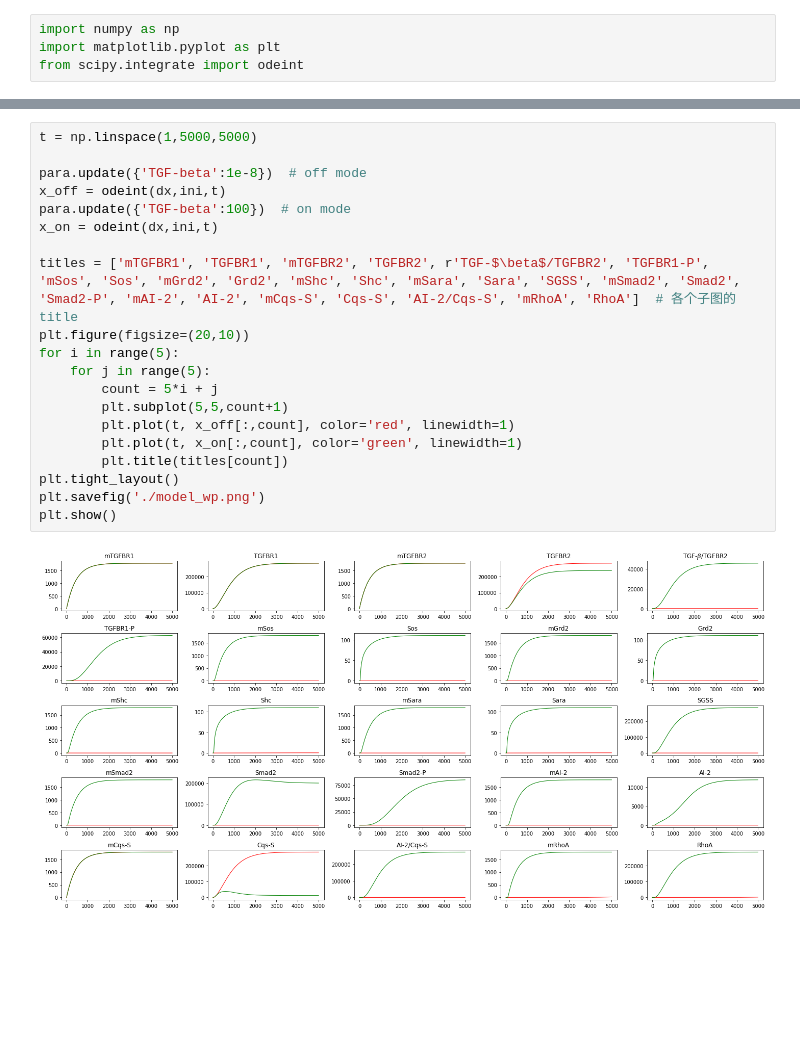
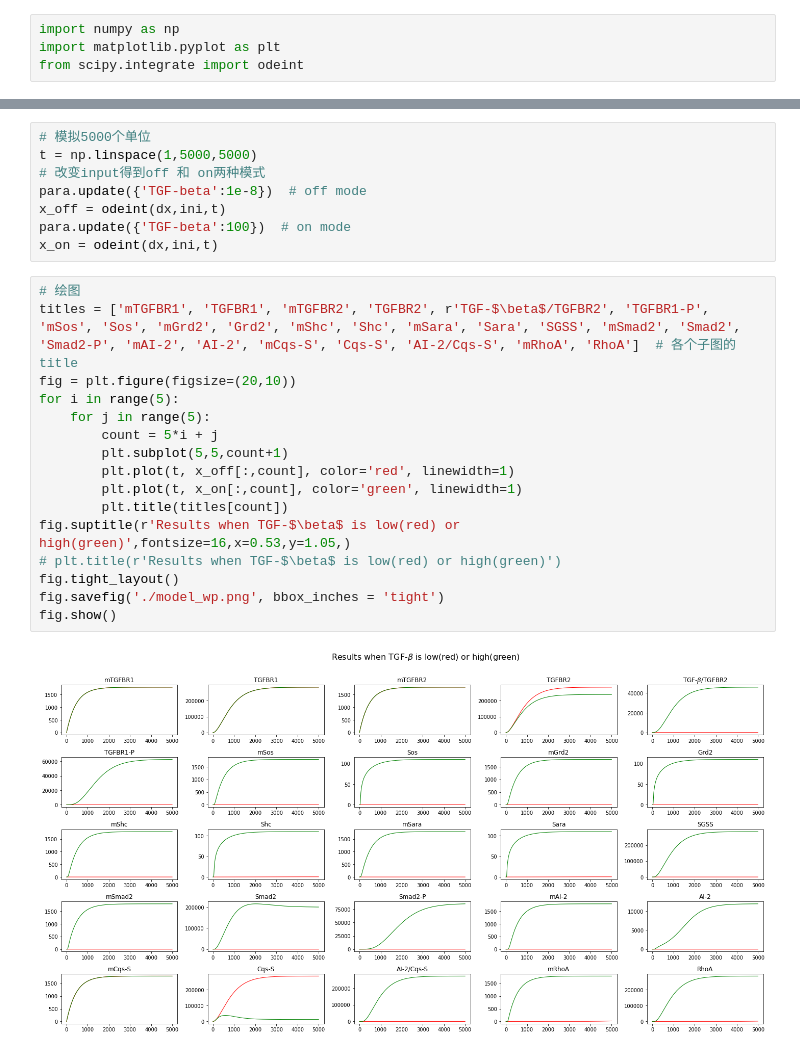
Before and after one commit to handsome12138/IGEM_WINTER_PROJECT, a Jupyter notebook: model/code/test.ipynb, the cells around one changed output, grey strips where cells are left out. Drawn from its saved outputs; the diff is of its cells as text; blank space fills up the shorter version.

```diff
--- a/model/code/test.ipynb
+++ b/model/code/test.ipynb
@@ -79,25 +80,29 @@ def dx(x, t):
     # RhoA
     dx[24] = para['beta_RhoA'] * mRhoA - para['d_RhoA'] * RhoA
     return dx
+# %%
+# 模拟5000个单位
+t = np.linspace(1,5000,5000)
+# 改变input得到off 和 on两种模式
+para.update({'TGF-beta':1e-8})  # off mode
+x_off = odeint(dx,ini,t)
+para.update({'TGF-beta':100})  # on mode
+x_on = odeint(dx,ini,t)
 # %%
-t = np.linspace(1,5000,5000)
-
-para.update({'TGF-beta':1e-8})  # off mode
-x_off = odeint(dx,ini,t)
-para.update({'TGF-beta':100})  # on mode
-x_on = odeint(dx,ini,t)
-
+# 绘图
 titles = ['mTGFBR1', 'TGFBR1', 'mTGFBR2', 'TGFBR2', r'TGF-$\beta$/TGFBR2', 'TGFBR1-P', 'mSos', 'Sos', 'mGrd2', 'Grd2', 'mShc', 'Shc', 'mSara', 'Sara', 'SGSS', 'mSmad2', 'Smad2', 'Smad2-P', 'mAI-2', 'AI-2', 'mCqs-S', 'Cqs-S', 'AI-2/Cqs-S', 'mRhoA', 'RhoA']  # 各个子图的title
-plt.figure(figsize=(20,10))
+fig = plt.figure(figsize=(20,10))
 for i in range(5):
     for j in range(5):
         count = 5*i + j
         plt.subplot(5,5,count+1)
         plt.plot(t, x_off[:,count], color='red', linewidth=1)
         plt.plot(t, x_on[:,count], color='green', linewidth=1)
         plt.title(titles[count])
-plt.tight_layout()
-plt.savefig('./model_wp.png')
-plt.show()
+fig.suptitle(r'Results when TGF-$\beta$ is low(red) or high(green)',fontsize=16,x=0.53,y=1.05,)
+# plt.title(r'Results when TGF-$\beta$ is low(red) or high(green)')
+fig.tight_layout()
+fig.savefig('./model_wp.png', bbox_inches = 'tight')
+fig.show()
 # %% [output]
-[figure, old version]
+[figure, new version]
```
Also changed, not shown: parts of 2 cells of this notebook, 23 other files.
